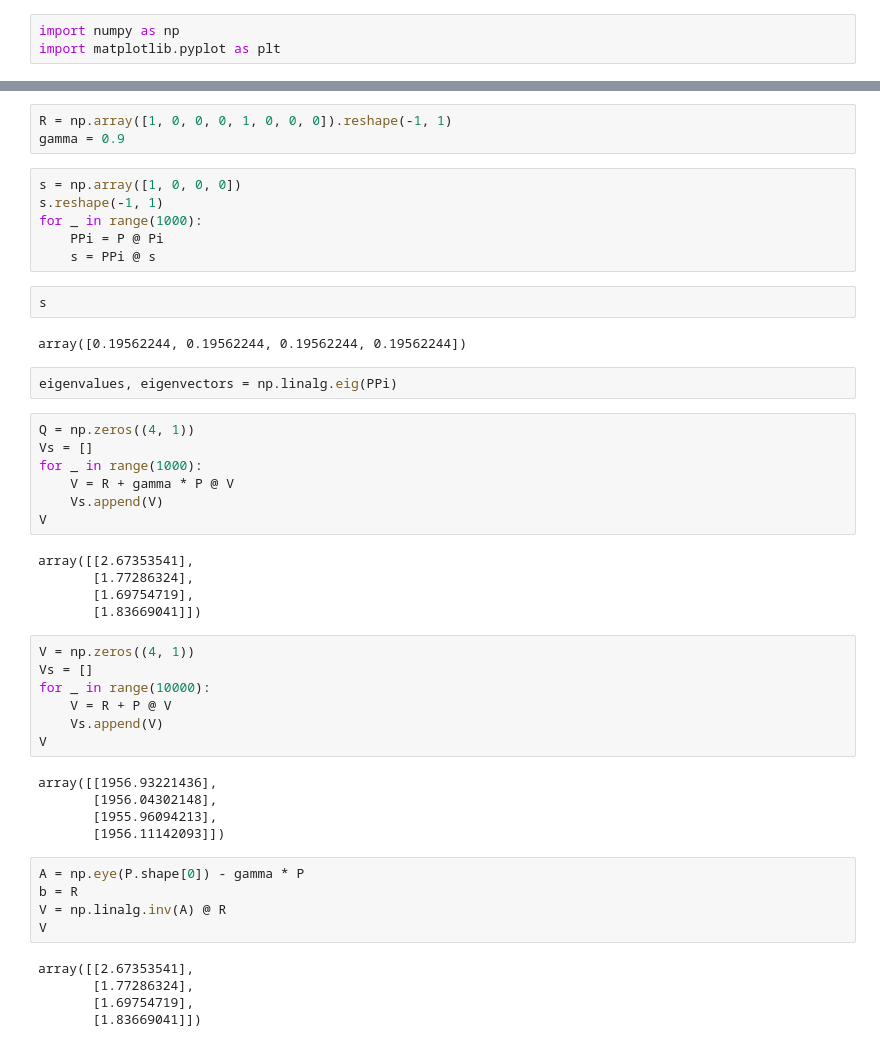
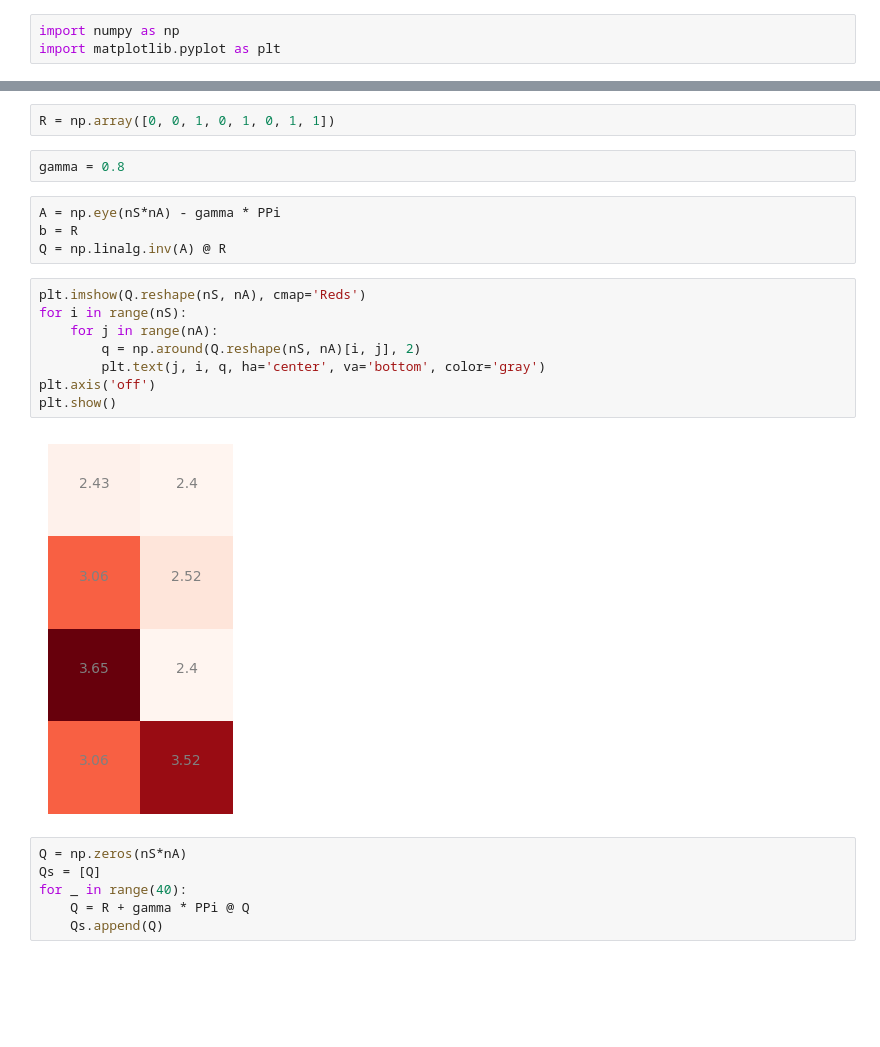
Before and after one commit to sergiorozada12/rl-basics, a Jupyter notebook: 3_markov_decision_process.ipynb, the cells around one changed output, grey strips where cells are left out. Saved outputs shown, nothing was run; the diff lists cells and outputs as text; blank space fills up the shorter version.

```diff
--- a/3_markov_decision_process.ipynb
+++ b/3_markov_decision_process.ipynb
@@ -14,49 +43,24 @@ Pi = np.array([[1, 0, 0, 0, 0, 1, 0, 0],
 # %%
-R = np.array([1, 0, 0, 0, 1, 0, 0, 0]).reshape(-1, 1)
-gamma = 0.9
+R = np.array([0, 0, 1, 0, 1, 0, 1, 1])
-# %%
-s = np.array([1, 0, 0, 0])
-s.reshape(-1, 1)
-for _ in range(1000):
-    PPi = P @ Pi
-    s = PPi @ s
-# %%
-s
-# %% [output]
-array([0.19562244, 0.19562244, 0.19562244, 0.19562244])
-# %%
-eigenvalues, eigenvectors = np.linalg.eig(PPi)
+# %%
+gamma = 0.8
+# %%
+A = np.eye(nS*nA) - gamma * PPi
+b = R
+Q = np.linalg.inv(A) @ R
+# %%
+plt.imshow(Q.reshape(nS, nA), cmap='Reds')
+for i in range(nS):
+    for j in range(nA):
+        q = np.around(Q.reshape(nS, nA)[i, j], 2)
+        plt.text(j, i, q, ha='center', va='bottom', color='gray')
+plt.axis('off')
+plt.show()
+# %% [output]
+[figure, added]
 # %%
-Q = np.zeros((4, 1))
-Vs = []
-for _ in range(1000):
-    V = R + gamma * P @ V
-    Vs.append(V)
-V
+Q = np.zeros(nS*nA)
+Qs = [Q]
+for _ in range(40):
+    Q = R + gamma * PPi @ Q
+    Qs.append(Q)
-# %% [output]
-array([[2.67353541],
-       [1.77286324],
-       [1.69754719],
-       [1.83669041]])
-# %%
-V = np.zeros((4, 1))
-Vs = []
-for _ in range(10000):
-    V = R + P @ V
-    Vs.append(V)
-V
-# %% [output]
-array([[1956.93221436],
-       [1956.04302148],
-       [1955.96094213],
-       [1956.11142093]])
-# %%
-A = np.eye(P.shape[0]) - gamma * P
-b = R
-V = np.linalg.inv(A) @ R
-V
-# %% [output]
-array([[2.67353541],
-       [1.77286324],
-       [1.69754719],
-       [1.83669041]])
```
Also changed, not shown: parts of 11 cells of this notebook, 2 other files.
